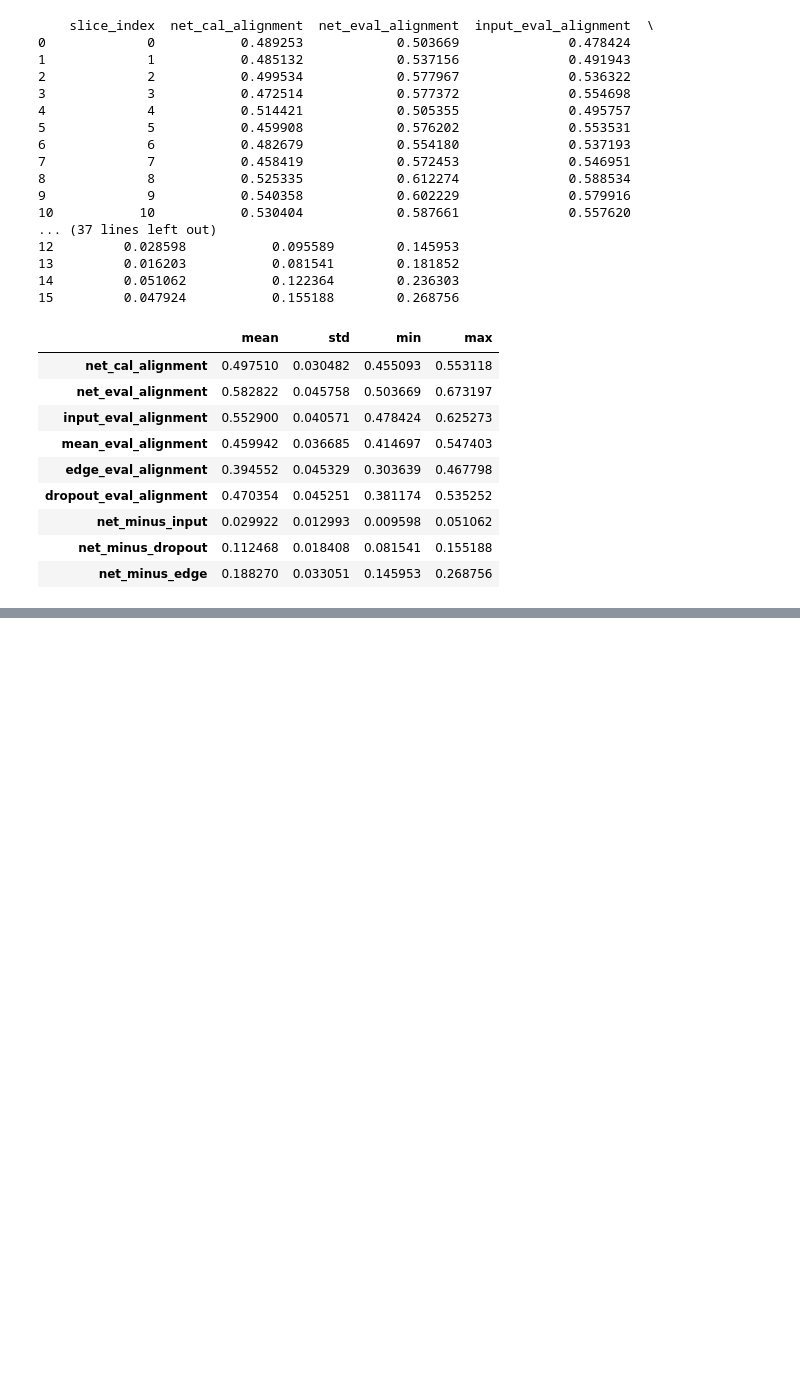
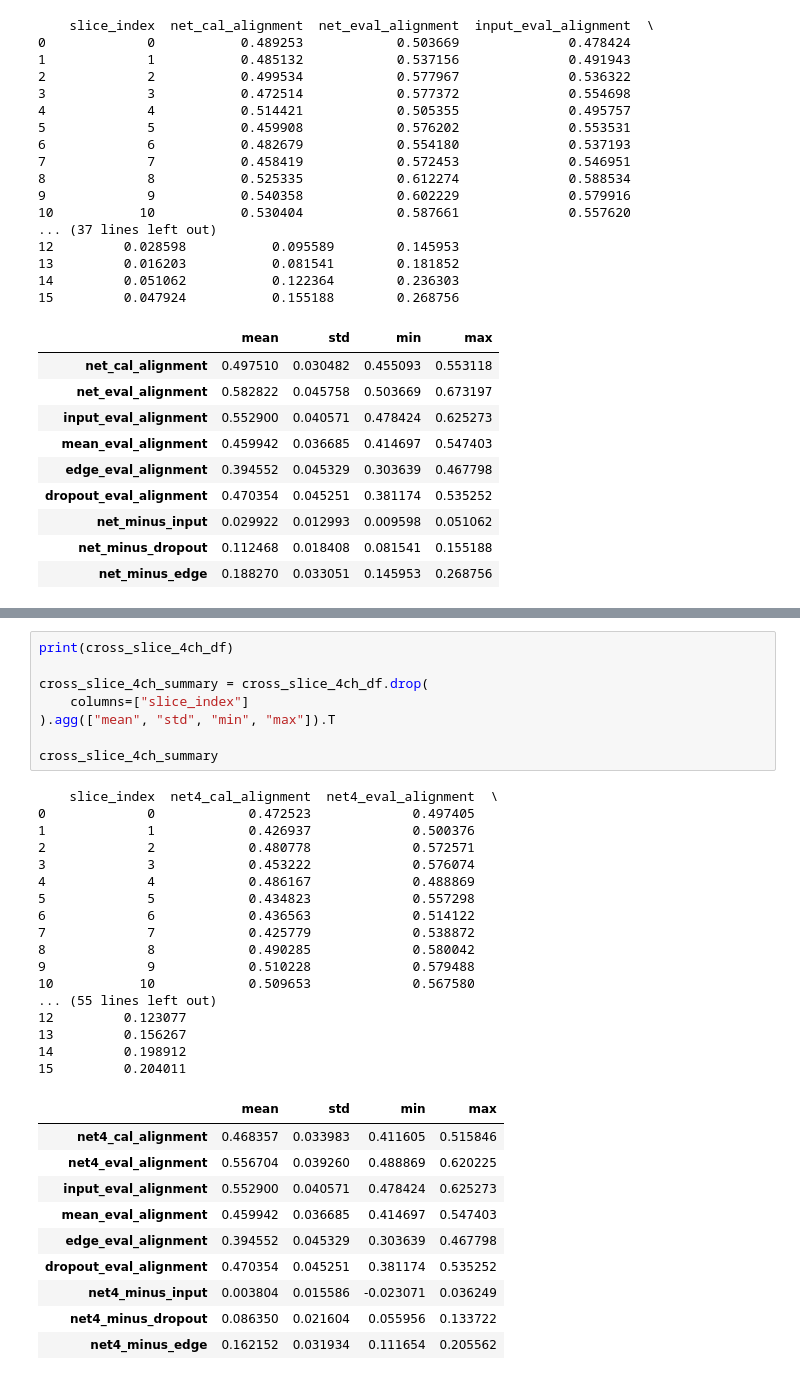
Before and after one commit to SILAS-RANSFORD-OSEI/reliability-aware-ssdu-mri, a Jupyter notebook: notebooks/03_multi_slice_reliability_check.ipynb, the cells around one changed output, grey strips where cells are left out. Cells and saved outputs as stored; diff of their text form; blank space fills up the shorter version.

```diff
--- a/notebooks/03_multi_slice_reliability_check.ipynb
+++ b/notebooks/03_multi_slice_reliability_check.ipynb
@@ -2898,0 +3071,36 @@ cross_slice_summary
+# %%
+print(cross_slice_4ch_df)
+
+cross_slice_4ch_summary = cross_slice_4ch_df.drop(
+    columns=["slice_index"]
+).agg(["mean", "std", "min", "max"]).T
+
+cross_slice_4ch_summary
+# %% [output]
+    slice_index  net4_cal_alignment  net4_eval_alignment  \
+0             0            0.472523             0.497405
+1             1            0.426937             0.500376
+2             2            0.480778             0.572571
+3             3            0.453222             0.576074
+4             4            0.486167             0.488869
+5             5            0.434823             0.557298
+6             6            0.436563             0.514122
+7             7            0.425779             0.538872
+8             8            0.490285             0.580042
+9             9            0.510228             0.579488
+10           10            0.509653             0.567580
+... (55 lines left out)
+12         0.123077
+13         0.156267
+14         0.198912
+15         0.204011
+|  | mean | std | min | max |
+| net4_cal_alignment | 0.468357 | 0.033983 | 0.411605 | 0.515846 |
+| net4_eval_alignment | 0.556704 | 0.039260 | 0.488869 | 0.620225 |
+| input_eval_alignment | 0.552900 | 0.040571 | 0.478424 | 0.625273 |
+| mean_eval_alignment | 0.459942 | 0.036685 | 0.414697 | 0.547403 |
+| edge_eval_alignment | 0.394552 | 0.045329 | 0.303639 | 0.467798 |
+| dropout_eval_alignment | 0.470354 | 0.045251 | 0.381174 | 0.535252 |
+| net4_minus_input | 0.003804 | 0.015586 | -0.023071 | 0.036249 |
+| net4_minus_dropout | 0.086350 | 0.021604 | 0.055956 | 0.133722 |
+| net4_minus_edge | 0.162152 | 0.031934 | 0.111654 | 0.205562 |
```
Also changed, not shown: parts of 6 cells of this notebook.
